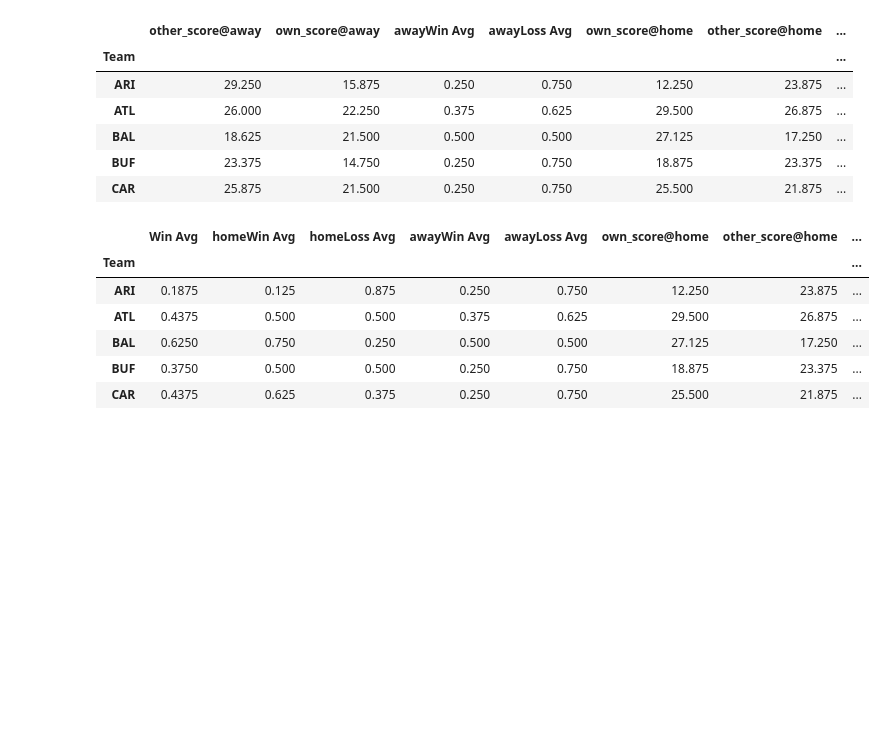
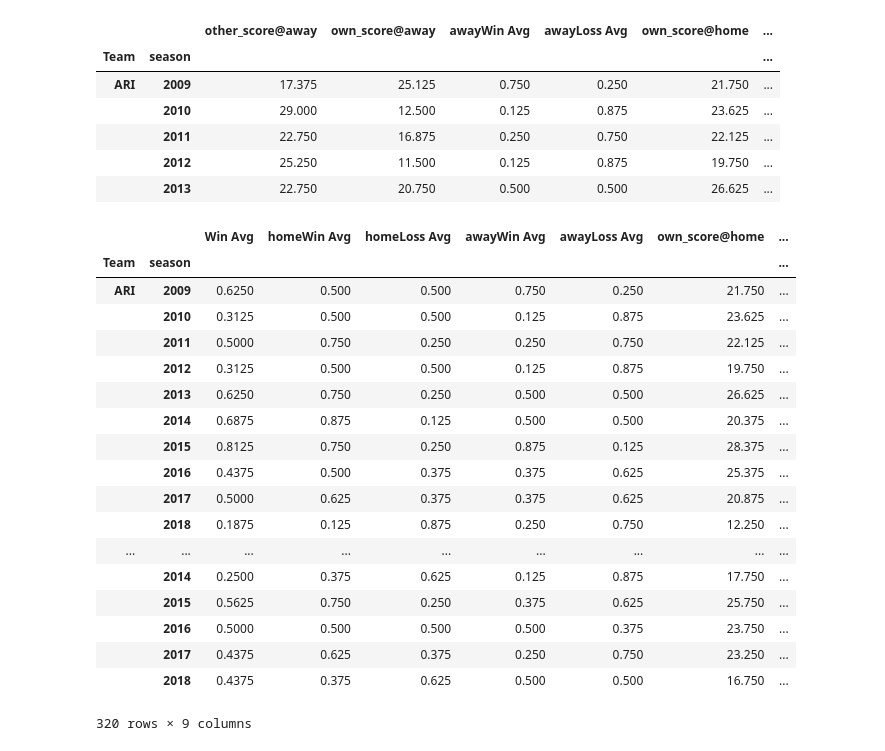
Before and after one commit to Mattyapolis/NFL-Home-Away-Analysis-, a Jupyter notebook: Home Score.ipynb, the cells around one changed output. Saved outputs shown, nothing was run; the diff lists cells and outputs as text; code cells hidden in the pictures; blank space fills up the shorter version.

```diff
--- a/Home Score.ipynb
+++ b/Home Score.ipynb
@@ -170,4 +204,4 @@ ATs.head()
 # %%
-AT = TableAT.groupby('Team').mean()
+AT = TableAT.groupby(['Team','season']).mean()
 AT.head()
 # %% [output]
@@ -181,5 +215,5 @@ AT.head()
 # %%
 #combined table summing all the data
-combined_table_S=pd.merge(ATs, HTs, on=["Team"])
+combined_table_S=pd.merge(ATs, HTs, on=["Team","season"])
 combined_table_S.head()
 # %% [output]
@@ -193,5 +227,5 @@ combined_table_S.head()
 # %%
 #combined table averaging all the data
-combined_table=pd.merge(AT, HT, on=["Team"])
+combined_table=pd.merge(AT, HT, on=["Team","season"])
 combined_table.head()
 # %% [output]
@@ -216,25 +250,37 @@ combined_table.head()
 # %%
-CT = combined_table.rename(columns={"awayWin": "awayWin Avg", "awayLoss": "awayLoss Avg", "homeWin": "homeWin Avg", "homeLoss": "homeLoss Avg"})
+CT = combined_table.rename(columns={"season": "Year", "awayWin": "awayWin Avg", "awayLoss": "awayLoss Avg", "homeWin": "homeWin Avg", "homeLoss": "homeLoss Avg"})
 CT.head()
 # %% [output]
-|  | other_score@away | own_score@away | awayWin Avg | awayLoss Avg | own_score@home | other_score@home | ... |
-| Team |  |  |  |  |  |  | ... |
-| ARI | 29.250 | 15.875 | 0.250 | 0.750 | 12.250 | 23.875 | ... |
-| ATL | 26.000 | 22.250 | 0.375 | 0.625 | 29.500 | 26.875 | ... |
-| BAL | 18.625 | 21.500 | 0.500 | 0.500 | 27.125 | 17.250 | ... |
-| BUF | 23.375 | 14.750 | 0.250 | 0.750 | 18.875 | 23.375 | ... |
-| CAR | 25.875 | 21.500 | 0.250 | 0.750 | 25.500 | 21.875 | ... |
+|  |  | other_score@away | own_score@away | awayWin Avg | awayLoss Avg | own_score@home | ... |
+| Team | season |  |  |  |  |  | ... |
+| ARI | 2009 | 17.375 | 25.125 | 0.750 | 0.250 | 21.750 | ... |
+|  | 2010 | 29.000 | 12.500 | 0.125 | 0.875 | 23.625 | ... |
+|  | 2011 | 22.750 | 16.875 | 0.250 | 0.750 | 22.125 | ... |
+|  | 2012 | 25.250 | 11.500 | 0.125 | 0.875 | 19.750 | ... |
+|  | 2013 | 22.750 | 20.750 | 0.500 | 0.500 | 26.625 | ... |
 # %%
 Summary_Table = CT[['Win Avg', 'homeWin Avg','homeLoss Avg', 'awayWin Avg', 'awayLoss Avg', 'own_score@home','other_score@home','own_score@away','other_score@away']]
-Summary_Table.head()
+Summary_Table
 # %% [output]
-|  | Win Avg | homeWin Avg | homeLoss Avg | awayWin Avg | awayLoss Avg | own_score@home | other_score@home | ... |
-| Team |  |  |  |  |  |  |  | ... |
-| ARI | 0.1875 | 0.125 | 0.875 | 0.250 | 0.750 | 12.250 | 23.875 | ... |
-| ATL | 0.4375 | 0.500 | 0.500 | 0.375 | 0.625 | 29.500 | 26.875 | ... |
-| BAL | 0.6250 | 0.750 | 0.250 | 0.500 | 0.500 | 27.125 | 17.250 | ... |
-| BUF | 0.3750 | 0.500 | 0.500 | 0.250 | 0.750 | 18.875 | 23.375 | ... |
-| CAR | 0.4375 | 0.625 | 0.375 | 0.250 | 0.750 | 25.500 | 21.875 | ... |
+|  |  | Win Avg | homeWin Avg | homeLoss Avg | awayWin Avg | awayLoss Avg | own_score@home | ... |
+| Team | season |  |  |  |  |  |  | ... |
+| ARI | 2009 | 0.6250 | 0.500 | 0.500 | 0.750 | 0.250 | 21.750 | ... |
+|  | 2010 | 0.3125 | 0.500 | 0.500 | 0.125 | 0.875 | 23.625 | ... |
+|  | 2011 | 0.5000 | 0.750 | 0.250 | 0.250 | 0.750 | 22.125 | ... |
+|  | 2012 | 0.3125 | 0.500 | 0.500 | 0.125 | 0.875 | 19.750 | ... |
+|  | 2013 | 0.6250 | 0.750 | 0.250 | 0.500 | 0.500 | 26.625 | ... |
+|  | 2014 | 0.6875 | 0.875 | 0.125 | 0.500 | 0.500 | 20.375 | ... |
+|  | 2015 | 0.8125 | 0.750 | 0.250 | 0.875 | 0.125 | 28.375 | ... |
+|  | 2016 | 0.4375 | 0.500 | 0.375 | 0.375 | 0.625 | 25.375 | ... |
+|  | 2017 | 0.5000 | 0.625 | 0.375 | 0.375 | 0.625 | 20.875 | ... |
+|  | 2018 | 0.1875 | 0.125 | 0.875 | 0.250 | 0.750 | 12.250 | ... |
+| ... | ... | ... | ... | ... | ... | ... | ... | ... |
+|  | 2014 | 0.2500 | 0.375 | 0.625 | 0.125 | 0.875 | 17.750 | ... |
+|  | 2015 | 0.5625 | 0.750 | 0.250 | 0.375 | 0.625 | 25.750 | ... |
+|  | 2016 | 0.5000 | 0.500 | 0.500 | 0.500 | 0.375 | 23.750 | ... |
+|  | 2017 | 0.4375 | 0.625 | 0.375 | 0.250 | 0.750 | 23.250 | ... |
+|  | 2018 | 0.4375 | 0.375 | 0.625 | 0.500 | 0.500 | 16.750 | ... |
+320 rows × 9 columns
 # %%
 Summary_Table.to_json(r'Json files\Home_win_score.json')
 Summary_Table.to_csv(r'CSV files\Home_win_score.csv')
```
Also changed, not shown: parts of 19 cells of this notebook, 5 other files.
